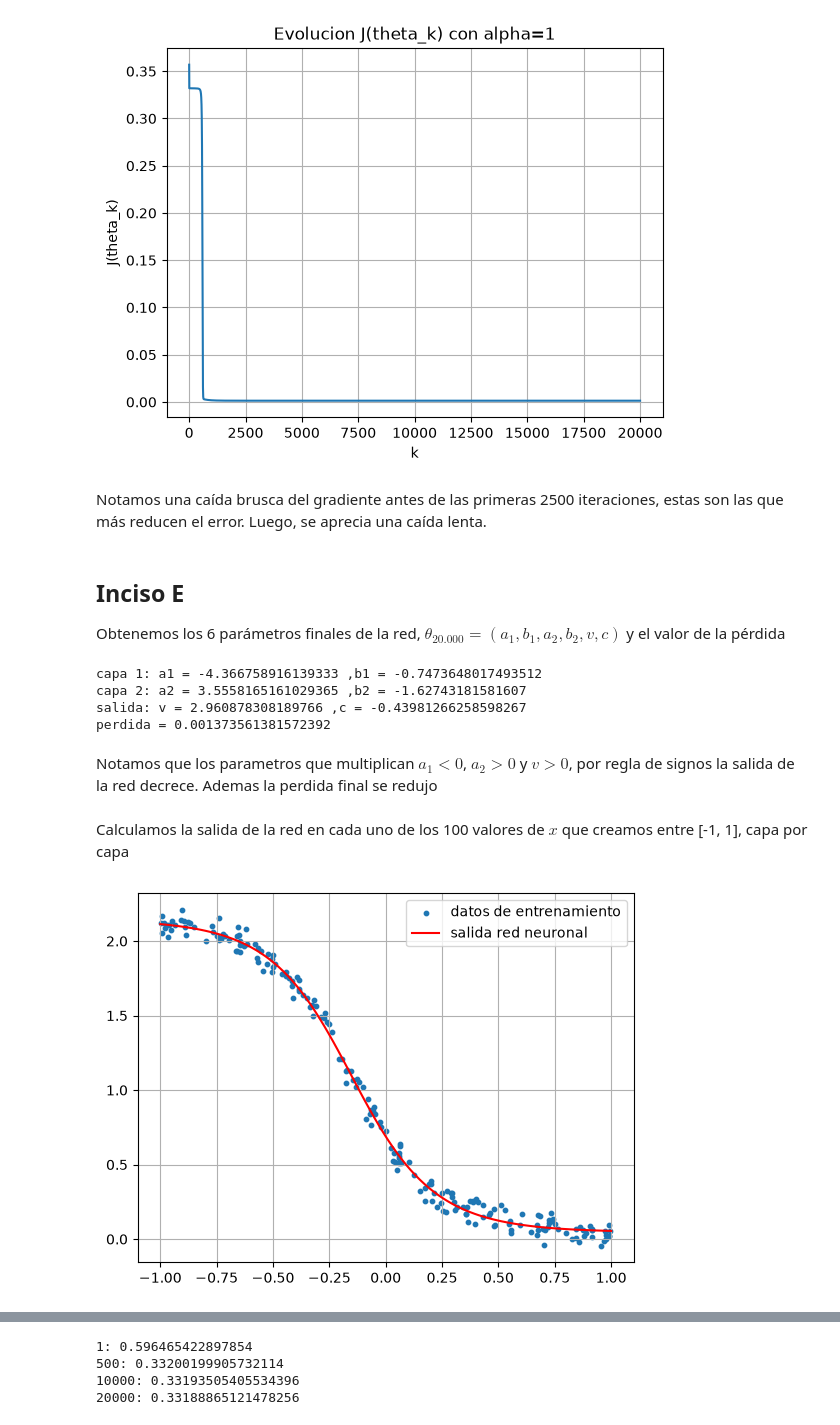
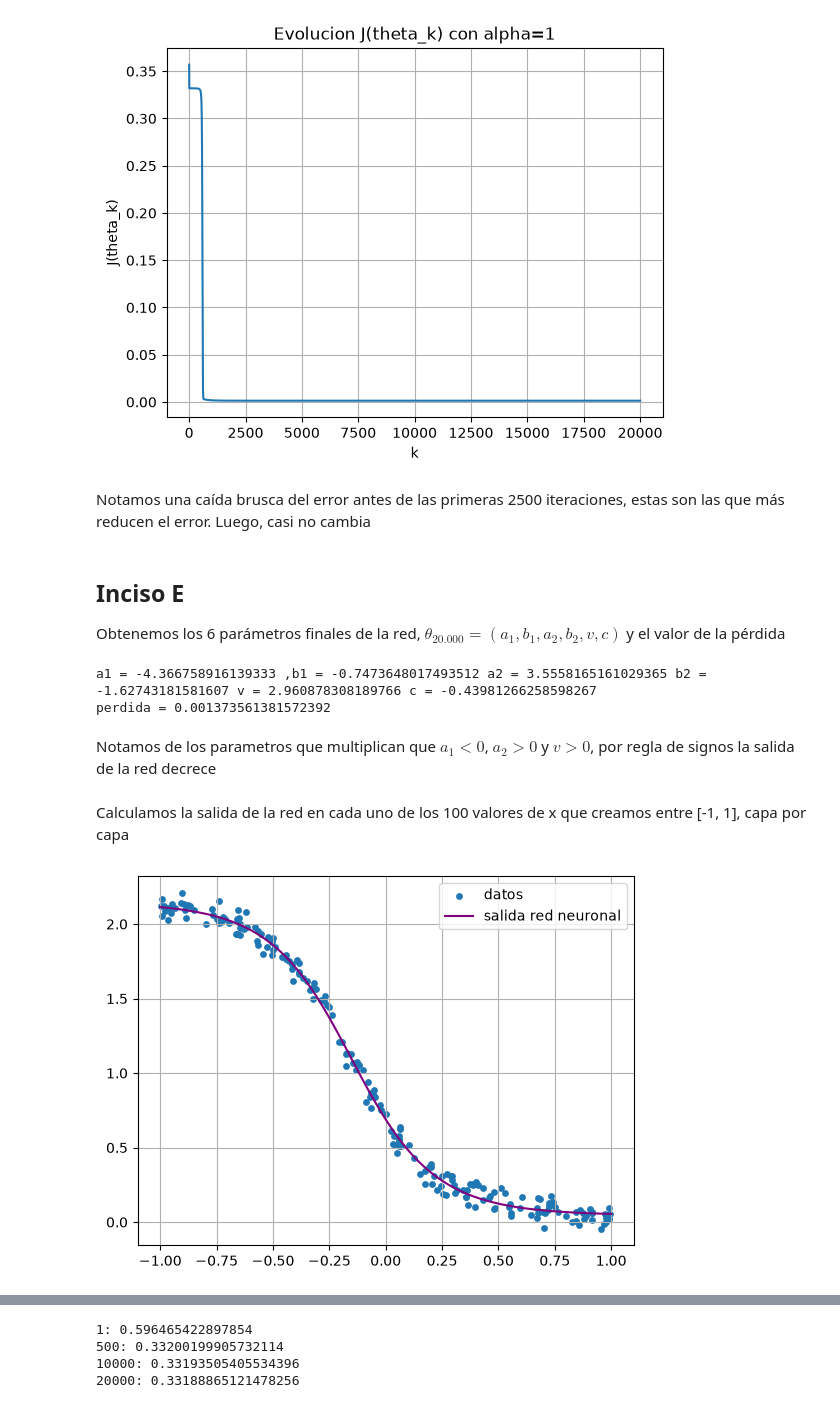
Before and after one commit to Sofiiahh/tarea-calculo-ds, a Jupyter notebook: Pregunta-2/P2-desarrollo.ipynb, the cells around one changed output, grey strips where cells are left out. Cells and saved outputs as stored; diff of their text form; code cells hidden in the pictures.

```diff
--- a/Pregunta-2/P2-desarrollo.ipynb
+++ b/Pregunta-2/P2-desarrollo.ipynb
@@ -65,13 +64,10 @@ La derivada alcanza su máximo en $t=0$, donde vale 1/4
 ## Inciso B
 Queremos calcular el gradiente en un punto cualquiera $\theta=(a_1,b_1,a_2,b_2,v,c)$ elegido al azar en $[-1,1]$ para un dato cualquiera $(x_i,y_i)$
 # %%
-np.random.seed(0)
 theta = np.random.uniform(-1, 1, 6)
 a1, b1, a2, b2, v, c = theta
-
-x_i = np.random.uniform(-1, 1)
-y_i = np.random.uniform(-1, 1)
-
+xi = np.random.uniform(-1, 1) # valores
+yi = np.random.uniform(-1, 1)
 print(theta)
-print(x_i, y_i)
+print(xi, yi)
 # %% [output]
@@ -81,15 +77,13 @@ print(x_i, y_i)
 Pasamos el dato capa por capa
 $$z_{1,i}=a_1x_i+b_1,\quad h_{1,i}=\sigma(z_{1,i}),\quad z_{2,i}=a_2h_{1,i}+b_2,\quad h_{2,i}=\sigma(z_{2,i}),\quad \hat y_i=c+v\,h_{2,i},\quad e_i=\hat y_i-y_i,\quad L_i=\tfrac12e_i^2$$
 # %%
-z1 = a1*x_i + b1 # capa 1
+z1 = a1*xi + b1 # capa 1
 h1 = 1 / (1 + np.exp(-z1))
 z2 = a2*h1 + b2 # capa 2
 h2 = 1 / (1 + np.exp(-z2))
-y_gorro = c + v*h2# capa salida
-e = y_gorro - y_i
+ygorro = c + v*h2# capa salida
+e = ygorro - yi
 L = e**2 / 2
 
-print("z1 =", z1, "  h1 =", h1)
-print("z2 =", z2, "  h2 =", h2)
-print("y_gorro =", y_gorro, "  e =", e, "  L =", L)
+print("z1:", z1, "  h1:", h1, "z2:", z2, "  h2:", h2, "ygorro:", ygorro, "  e:", e, "  L:", L)
 # %% [output]
@@ -143,10 +133,9 @@ print(derivadaZ2_dh1)
 # %% [markdown]
 Capa oculta 1 $h_{1,i}=\sigma(z_{1,i})$
 # %%
-derivadaH1_dz1 = (1 / (1 + np.exp(-(z1 + h))) - 1 / (1 + np.exp(-(z1 - h)))) / (2*h)
-
-derivadaZ1_db1 = ((a1*x_i + b1 + h) - (a1*x_i + b1 - h)) / (2*h)
-derivadaZ1_da1 = (((a1 + h)*x_i + b1) - ((a1 - h)*x_i + b1)) / (2*h)
+derivadaH1_dz1 = (1 / (1 + np.exp(-(z1 + h))) - 1 / (1 + np.exp(-(z1 - h))))/(2*h)
+derivadaZ1_db1 = ((a1*xi + b1 + h) - (a1*xi + b1 - h)) / (2*h)
+derivadaZ1_da1 = (((a1 + h)*xi + b1) - ((a1 - h)*xi + b1)) / (2*h)
 print(derivadaH1_dz1)
 print(derivadaZ1_db1)
 print(derivadaZ1_da1)
@@ -323,39 +310,35 @@ plt.show()
 # %% [output]
 [figure]
 # %% [markdown]
-Notamos una caída brusca del gradiente antes de las primeras 2500 iteraciones, estas son las que más reducen el error. Luego, se aprecia una caída lenta.
+Notamos una caída brusca del error antes de las primeras 2500 iteraciones, estas son las que más reducen el error. Luego, casi no cambia
 # %% [markdown]
 ## Inciso E
 Obtenemos los 6 parámetros finales de la red, $\theta_{20.000}=(a_1,b_1,a_2,b_2,v,c)$ y el valor de la pérdida
 # %%
-a1, b1, a2, b2, v, c = theta
-print("capa 1: a1 =", a1, ",b1 =", b1)
-print("capa 2: a2 =", a2, ",b2 =", b2)
-print("salida: v =", v, ",c =", c)
+a1, b1, a2, b2, v, c = theta # entrenado
+print("a1 =", a1, ",b1 =", b1, "a2 =", a2, "b2 =",b2, "v =", v,"c =", c)
 print("perdida =", J(theta))
 # %% [output]
-capa 1: a1 = -4.366758916139333 ,b1 = -0.7473648017493512
-capa 2: a2 = 3.5558165161029365 ,b2 = -1.62743181581607
-salida: v = 2.960878308189766 ,c = -0.43981266258598267
+a1 = -4.366758916139333 ,b1 = -0.7473648017493512 a2 = 3.5558165161029365 b2 = -1.62743181581607 v = 2.960878308189766 c = -0.43981266258598267
 perdida = 0.001373561381572392
 # %% [markdown]
-Notamos que los parametros que multiplican $a_1<0$, $a_2>0$ y $v>0$, por regla de signos la salida de la red decrece. Ademas la perdida final se redujo
+Notamos de los parametros que multiplican que $a_1<0$, $a_2>0$ y $v>0$, por regla de signos la salida de la red decrece
 # %% [markdown]
-Calculamos la salida de la red en cada uno de los 100 valores de $x$ que creamos entre [-1, 1], capa por capa
+Calculamos la salida de la red en cada uno de los 100 valores de x que creamos entre [-1, 1], capa por capa
 # %%
-x_curva = np.linspace(-1, 1, 100)
-z1 = a1*x_curva + b1
+xcurva = np.linspace(-1, 1, 100)
+z1 = a1*xcurva + b1
 h1 = 1 / (1 + np.exp(-z1))
 z2 = a2*h1 + b2
 h2 = 1 / (1 + np.exp(-z2))
-y_curva = c + v*h2
+ycurva = c + v*h2 #salida
 
 plt.figure()
-plt.scatter(x, y, s=10, label="datos de entrenamiento") # columnas csv
-plt.plot(x_curva, y_curva, color="red", label="salida red neuronal")
+plt.scatter(x, y, s=15, label="datos") # columnas csv
+plt.plot(xcurva, ycurva, color="purple", label="salida red neuronal")
 plt.legend()
 plt.grid(True)
 plt.show()
 # %% [output]
-[figure, old version]
+[figure, new version]
 # %% [markdown]
```
Also changed, not shown: parts of 40 cells of this notebook.
